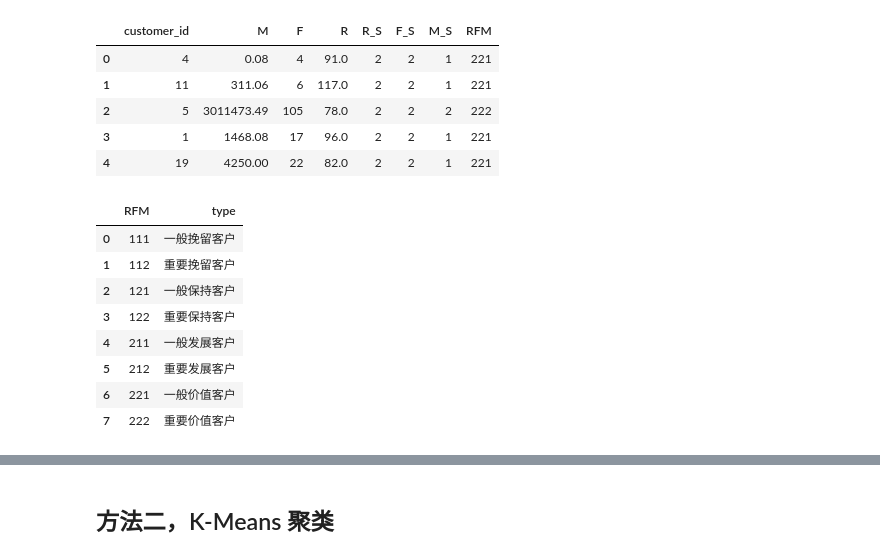
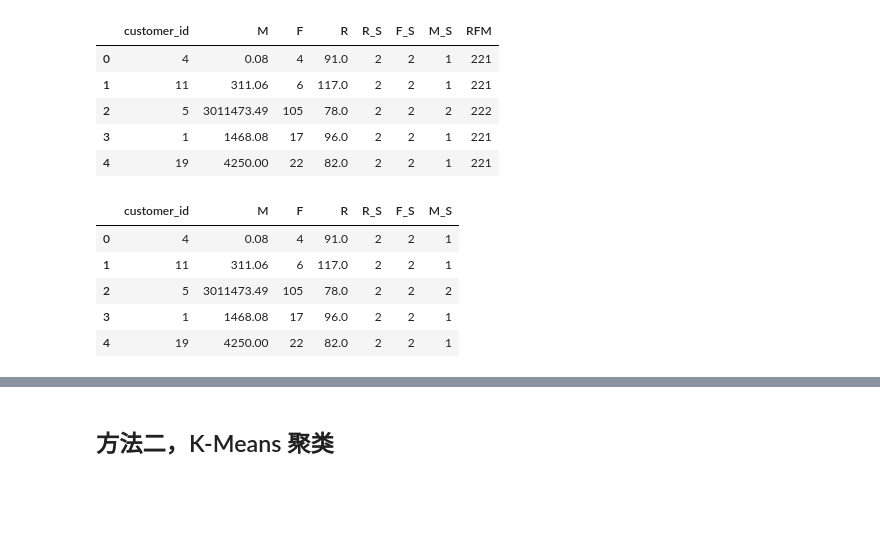
Before and after one commit to carol-fengyanting/DFH, a Jupyter notebook: 用户分层初探.ipynb, the cells around one changed output, grey strips where cells are left out. Drawn from its saved outputs; the diff is of its cells as text; code cells hidden in the pictures; blank space fills up the shorter version.

```diff
--- a/用户分层初探.ipynb
+++ b/用户分层初探.ipynb
@@ -142,18 +140,18 @@ data_for_model.head()
 | 4 | 19 | 4250.00 | 22 | 82.0 | 2 | 2 | 1 | 221 |
 # %%
 #定义RFM综合分值与客户类型的对应关系表
-CustomerType=pd.DataFrame(data={'RFM':['111','112','121','122','211','212','221','222'],'type':['一般挽留客户','重要挽留客户','一般保持客户','重要保持客户','一般发展客户','重要发展客户','一般价值客户','重要价值客户']},index=None)
-CustomerType
+CustomerType=pd.DataFrame({'RFM':['111','112','121','122','211','212','221','222'],'type':['一般挽留客户','重要挽留客户','一般保持客户','重要保持客户','一般发展客户','重要发展客户','一般价值客户','重要价值客户']},index=None)
+CustomerType['label'] = (CustomerType['RFM']).str.cat(CustomerType['type'])
+CustomerType.drop('type',axis=1,inplace=True)
-# %% [output]
-|  | RFM | type |
-| 0 | 111 | 一般挽留客户 |
-| 1 | 112 | 重要挽留客户 |
-| 2 | 121 | 一般保持客户 |
-| 3 | 122 | 重要保持客户 |
-| 4 | 211 | 一般发展客户 |
-| 5 | 212 | 重要发展客户 |
-| 6 | 221 | 一般价值客户 |
-| 7 | 222 | 重要价值客户 |
+# %%
+data_for_model.head()
+# %% [output]
+|  | customer_id | M | F | R | R_S | F_S | M_S |
+| 0 | 4 | 0.08 | 4 | 91.0 | 2 | 2 | 1 |
+| 1 | 11 | 311.06 | 6 | 117.0 | 2 | 2 | 1 |
+| 2 | 5 | 3011473.49 | 105 | 78.0 | 2 | 2 | 2 |
+| 3 | 1 | 1468.08 | 17 | 96.0 | 2 | 2 | 1 |
+| 4 | 19 | 4250.00 | 22 | 82.0 | 2 | 2 | 1 |
 # %%
 #将data_for_modela与RFM综合分值客户类型的对应关系表合并为一个数据框
 data_for_model_final=pd.merge(data_for_model, CustomerType, on='RFM')
```
Also changed, not shown: parts of 18 cells of this notebook.
